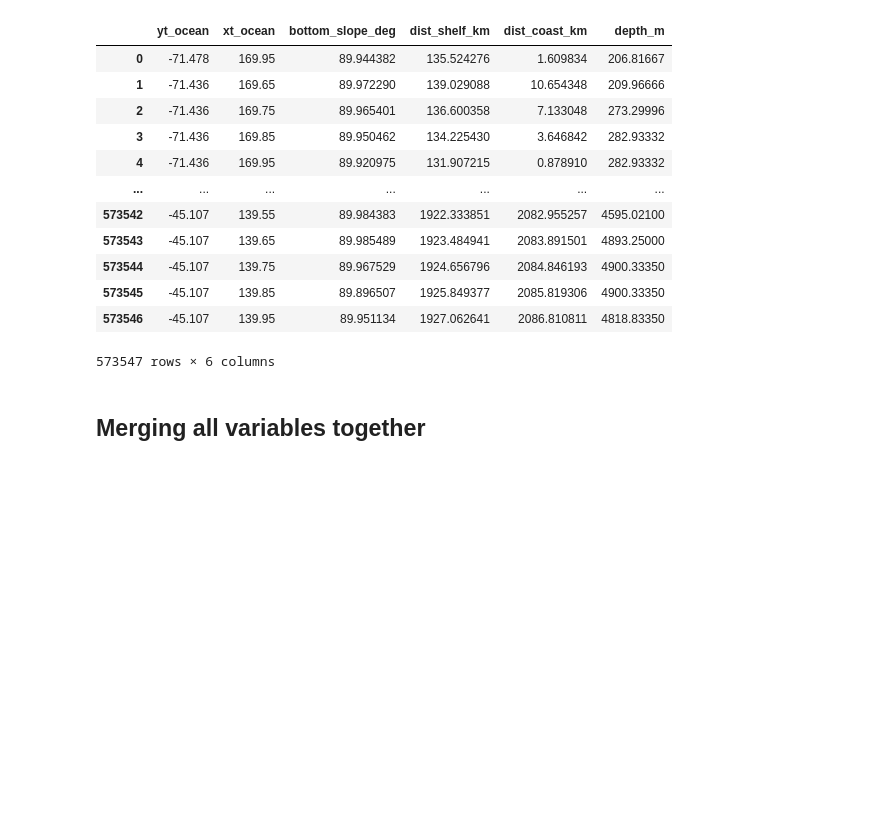
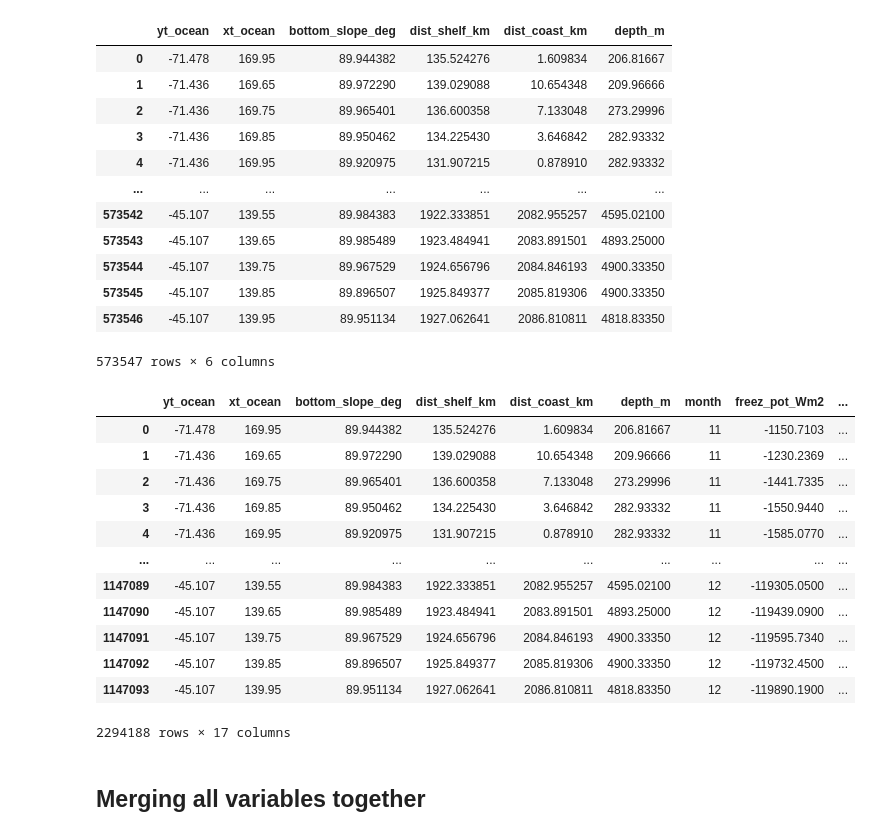
Before and after one commit to lidefi87/Crabeater_Distribution_East_Antarctica, a Jupyter notebook: Scripts/03_Matching_bio_env_data/03a_Getting_mean_env_conditions-ACCESS.ipynb, the cells around one changed output. Cells and saved outputs as stored; diff of their text form; code cells hidden in the pictures; blank space fills up the shorter version.

```diff
--- a/Scripts/03_Matching_bio_env_data/03a_Getting_mean_env_conditions-ACCESS.ipynb
+++ b/Scripts/03_Matching_bio_env_data/03a_Getting_mean_env_conditions-ACCESS.ipynb
@@ -391,6 +390,32 @@ env_vars
 | 573545 | -45.107 | 139.85 | 89.896507 | 1925.849377 | 2085.819306 | 4900.33350 |
 | 573546 | -45.107 | 139.95 | 89.951134 | 1927.062641 | 2086.810811 | 4818.83350 |
 573547 rows × 6 columns
+# %%
+#Getting number of times month has to be repeated
+rows_month = env_vars.shape[0]
+
+#Bind static variables by row
+env_vars = pd.concat([env_vars, env_vars], axis = 0)
+
+#Add a month column to bind data frame
+env_vars['month'] = [11]*rows_month + [12]*rows_month
+
+#Check results
+env_vars
+# %% [output]
+|  | yt_ocean | xt_ocean | bottom_slope_deg | dist_shelf_km | dist_coast_km | depth_m | month | freez_pot_Wm2 | ... |
+| 0 | -71.478 | 169.95 | 89.944382 | 135.524276 | 1.609834 | 206.81667 | 11 | -1150.7103 | ... |
+| 1 | -71.436 | 169.65 | 89.972290 | 139.029088 | 10.654348 | 209.96666 | 11 | -1230.2369 | ... |
+| 2 | -71.436 | 169.75 | 89.965401 | 136.600358 | 7.133048 | 273.29996 | 11 | -1441.7335 | ... |
+| 3 | -71.436 | 169.85 | 89.950462 | 134.225430 | 3.646842 | 282.93332 | 11 | -1550.9440 | ... |
+| 4 | -71.436 | 169.95 | 89.920975 | 131.907215 | 0.878910 | 282.93332 | 11 | -1585.0770 | ... |
+| ... | ... | ... | ... | ... | ... | ... | ... | ... | ... |
+| 1147089 | -45.107 | 139.55 | 89.984383 | 1922.333851 | 2082.955257 | 4595.02100 | 12 | -119305.0500 | ... |
+| 1147090 | -45.107 | 139.65 | 89.985489 | 1923.484941 | 2083.891501 | 4893.25000 | 12 | -119439.0900 | ... |
+| 1147091 | -45.107 | 139.75 | 89.967529 | 1924.656796 | 2084.846193 | 4900.33350 | 12 | -119595.7340 | ... |
+| 1147092 | -45.107 | 139.85 | 89.896507 | 1925.849377 | 2085.819306 | 4900.33350 | 12 | -119732.4500 | ... |
+| 1147093 | -45.107 | 139.95 | 89.951134 | 1927.062641 | 2086.810811 | 4818.83350 | 12 | -119890.1900 | ... |
+2294188 rows × 17 columns
 # %% [markdown]
 ## Merging all variables together
 # %%
```
Also changed, not shown: parts of 8 cells of this notebook, 1 other file.
